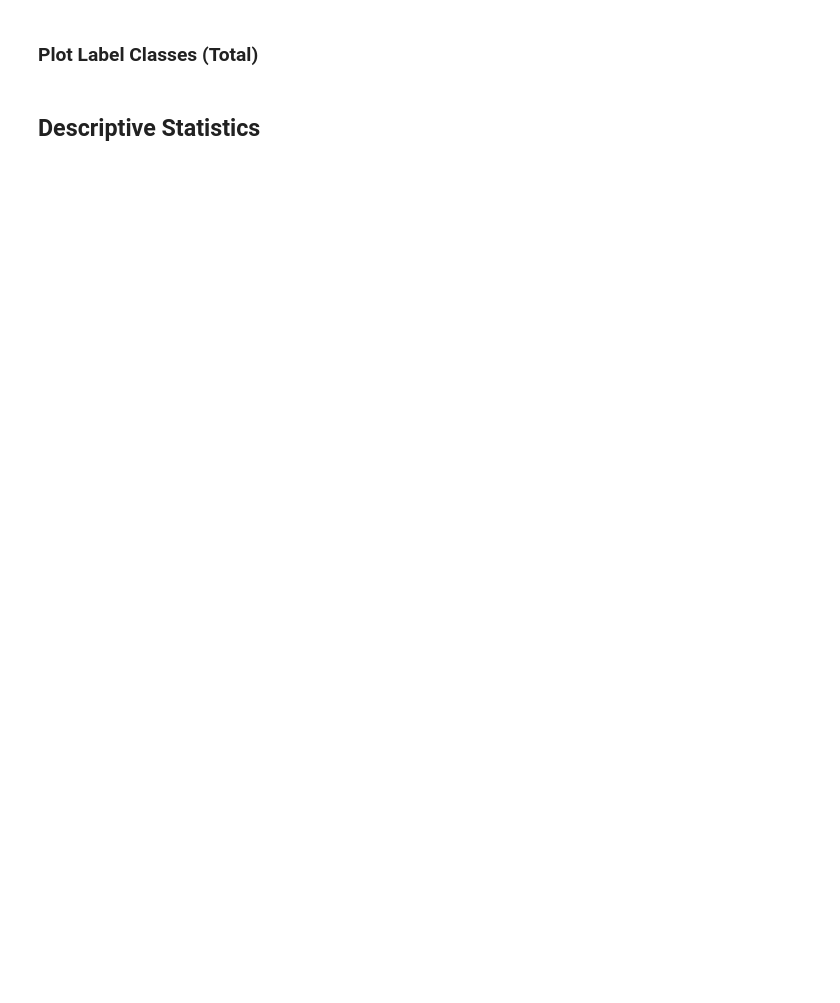
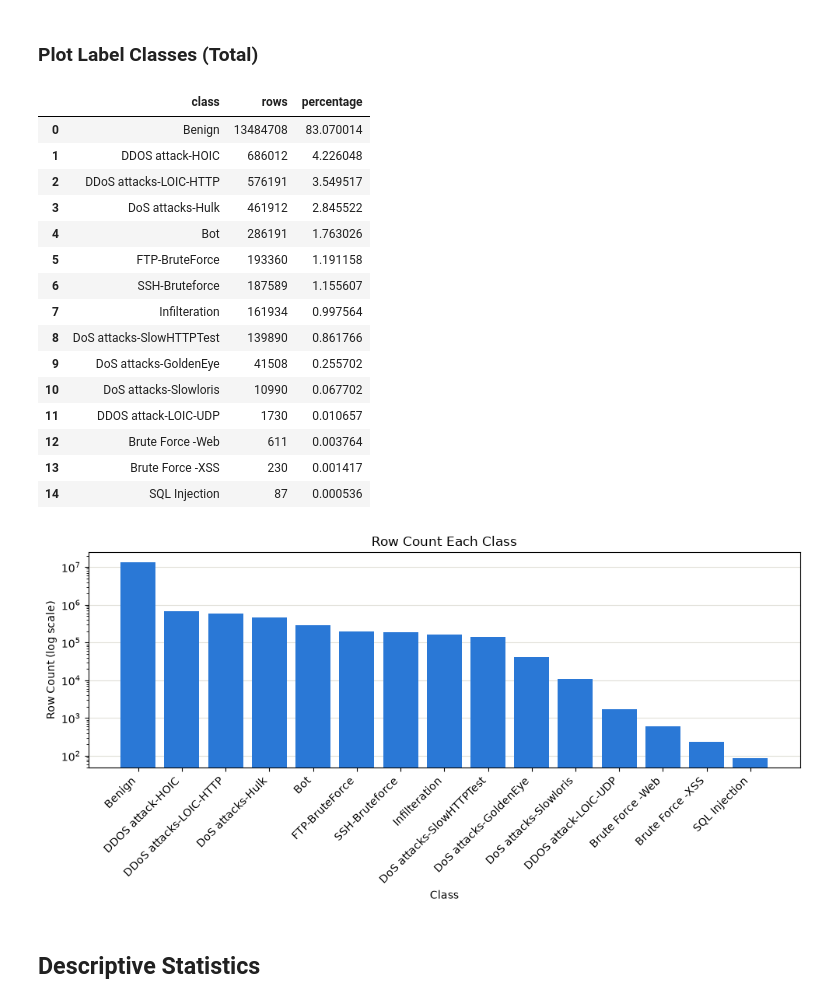
Before and after one commit to JoxNeis/mlids-robustness, a Jupyter notebook: mlids-renewed.ipynb, the cells around one changed output. Drawn from its saved outputs; the diff is of its cells as text; code cells hidden in the pictures; blank space fills up the shorter version.

```diff
--- a/mlids-renewed.ipynb
+++ b/mlids-renewed.ipynb
@@ -391,7 +642,47 @@ del results
 # %% [markdown]
 ### Plot Label Classes (Total)
 # %%
-# missing, infinite values, min, max, mean, median, std, negative, zero, unique
-# use polars
+def count_total_classes(
+    class_counts_per_day: pd.DataFrame,
+    day_column: str = DAY_COLUMN,
+    class_column: str = CLASS_COLUMN,
+    row_count_column: str = ROW_COUNT_COLUMN,
+    percentage_column: str = PERCENTAGE_COLUMN,
+) -> pd.DataFrame:
+    totals = class_counts_per_day.drop(columns=day_column).sum()
+    totals = totals.rename_axis(class_column).reset_index(name=row_count_column)
+    totals[percentage_column] = totals[row_count_column] / totals[row_count_column].sum() * 100
+    return totals.sort_values(row_count_column, ascending=False, ignore_index=True)
+# %%
+results = count_total_classes(results)
+display(results)
+plot_bar(
+    results,
+    CLASS_COLUMN,
+    ROW_COUNT_COLUMN,
+    "Row Count Each Class",
+    "Class",
+    "Row Count (log scale)",
+    log_scale=True,
+)
+del results
+# %% [output]
+|  | class | rows | percentage |
+| 0 | Benign | 13484708 | 83.070014 |
+| 1 | DDOS attack-HOIC | 686012 | 4.226048 |
+| 2 | DDoS attacks-LOIC-HTTP | 576191 | 3.549517 |
+| 3 | DoS attacks-Hulk | 461912 | 2.845522 |
+| 4 | Bot | 286191 | 1.763026 |
+| 5 | FTP-BruteForce | 193360 | 1.191158 |
+| 6 | SSH-Bruteforce | 187589 | 1.155607 |
+| 7 | Infilteration | 161934 | 0.997564 |
+| 8 | DoS attacks-SlowHTTPTest | 139890 | 0.861766 |
+| 9 | DoS attacks-GoldenEye | 41508 | 0.255702 |
+| 10 | DoS attacks-Slowloris | 10990 | 0.067702 |
+| 11 | DDOS attack-LOIC-UDP | 1730 | 0.010657 |
+| 12 | Brute Force -Web | 611 | 0.003764 |
+| 13 | Brute Force -XSS | 230 | 0.001417 |
+| 14 | SQL Injection | 87 | 0.000536 |
+[figure, added]
 # %% [markdown]
 ## Descriptive Statistics
```
Also changed, not shown: parts of 102 cells of this notebook, 2 other files.
